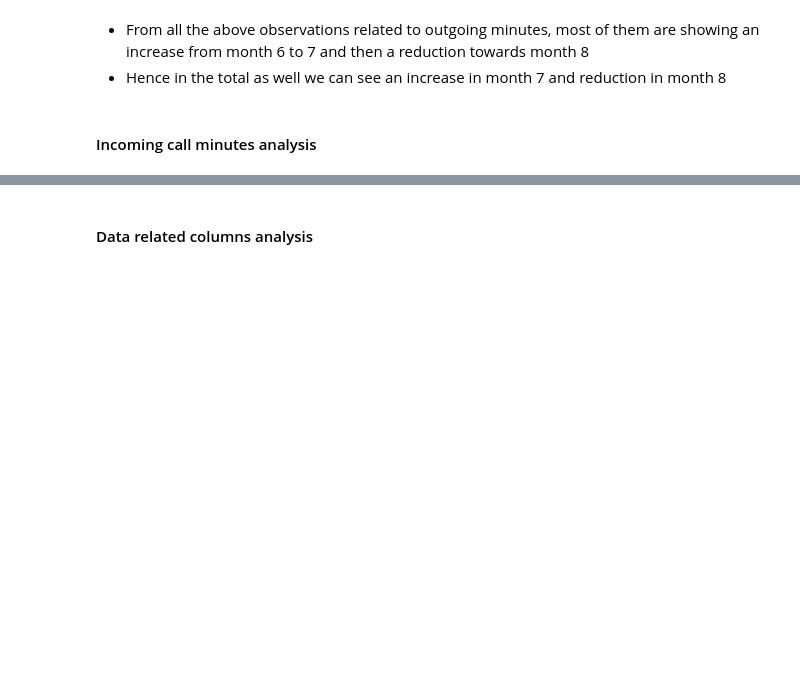
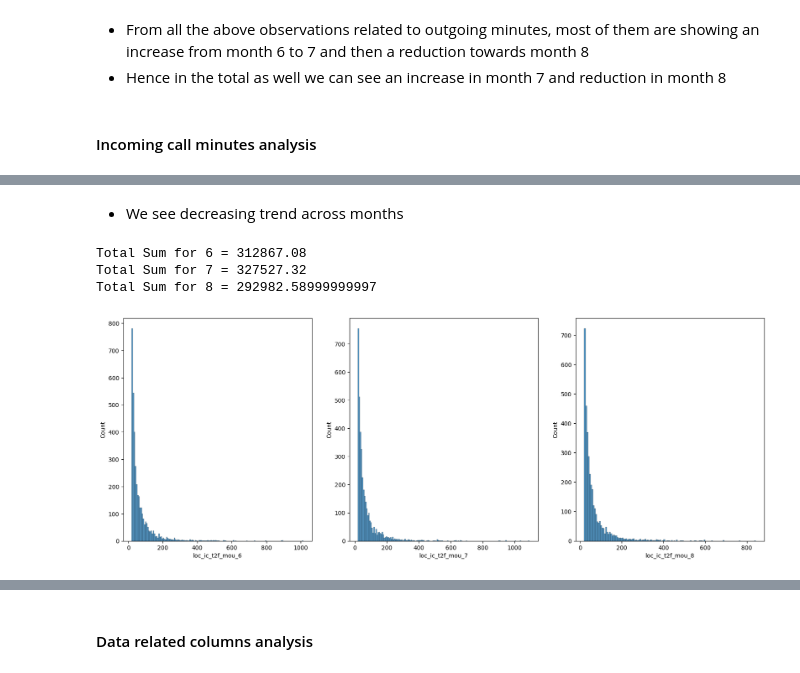
Before and after one commit to vighu0710/TelecomChurnPrediction, a Jupyter notebook: Telecom churn prediction.ipynb, the cells around one changed output, grey strips where cells are left out. Cells and saved outputs as stored; diff of their text form; code cells hidden in the pictures; blank space fills up the shorter version.

```diff
--- a/Telecom churn prediction.ipynb
+++ b/Telecom churn prediction.ipynb
@@ -890,0 +933,11 @@ Total Sum for 8 = 11213883.52
+# %% [markdown]
+- We see decreasing trend across months
+# %%
+# loc_ic_t2f_mou greater than 30, as below that the values are same across the months
+
+comp_month_histplot('loc_ic_t2f_mou',20)
+# %% [output]
+Total Sum for 6 = 312867.08
+Total Sum for 7 = 327527.32
+Total Sum for 8 = 292982.58999999997
+[figure, added]
```
Also changed, not shown: parts of 30 cells of this notebook.
